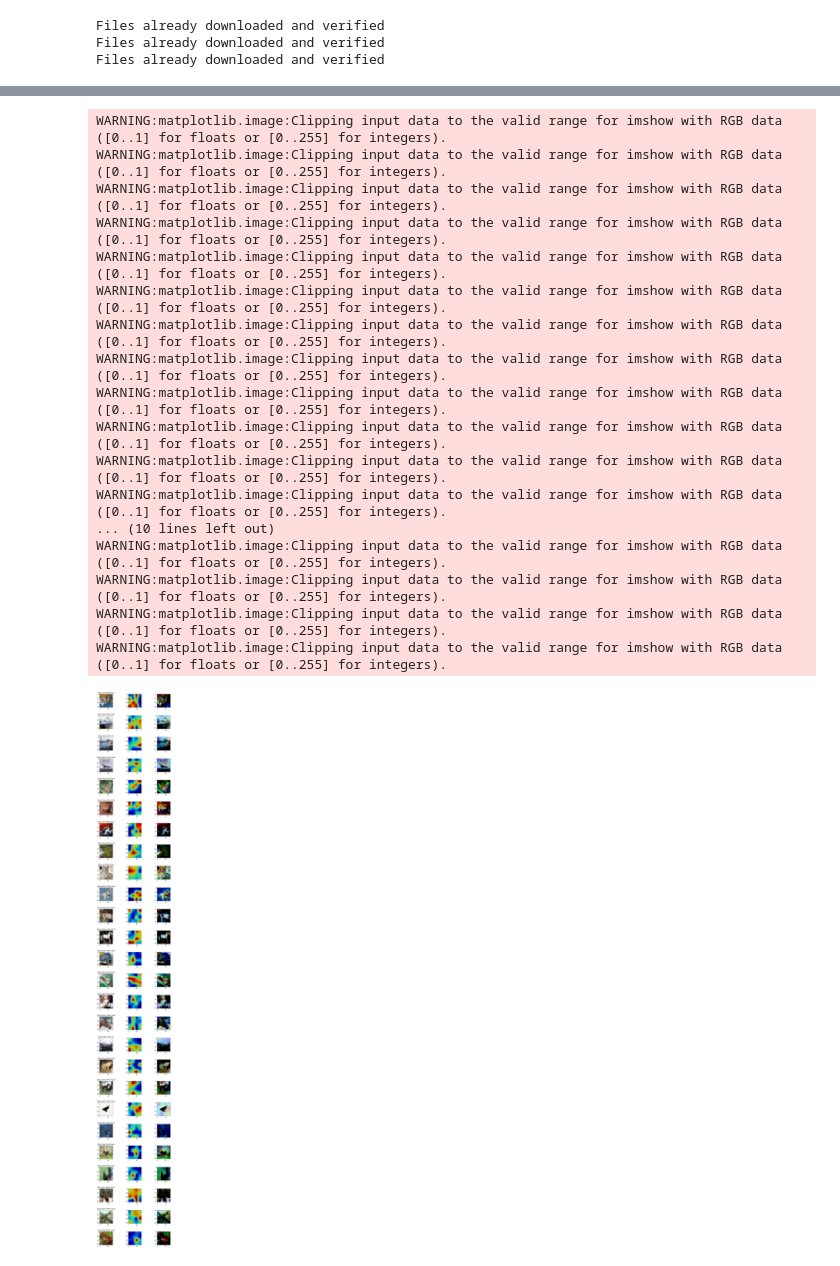
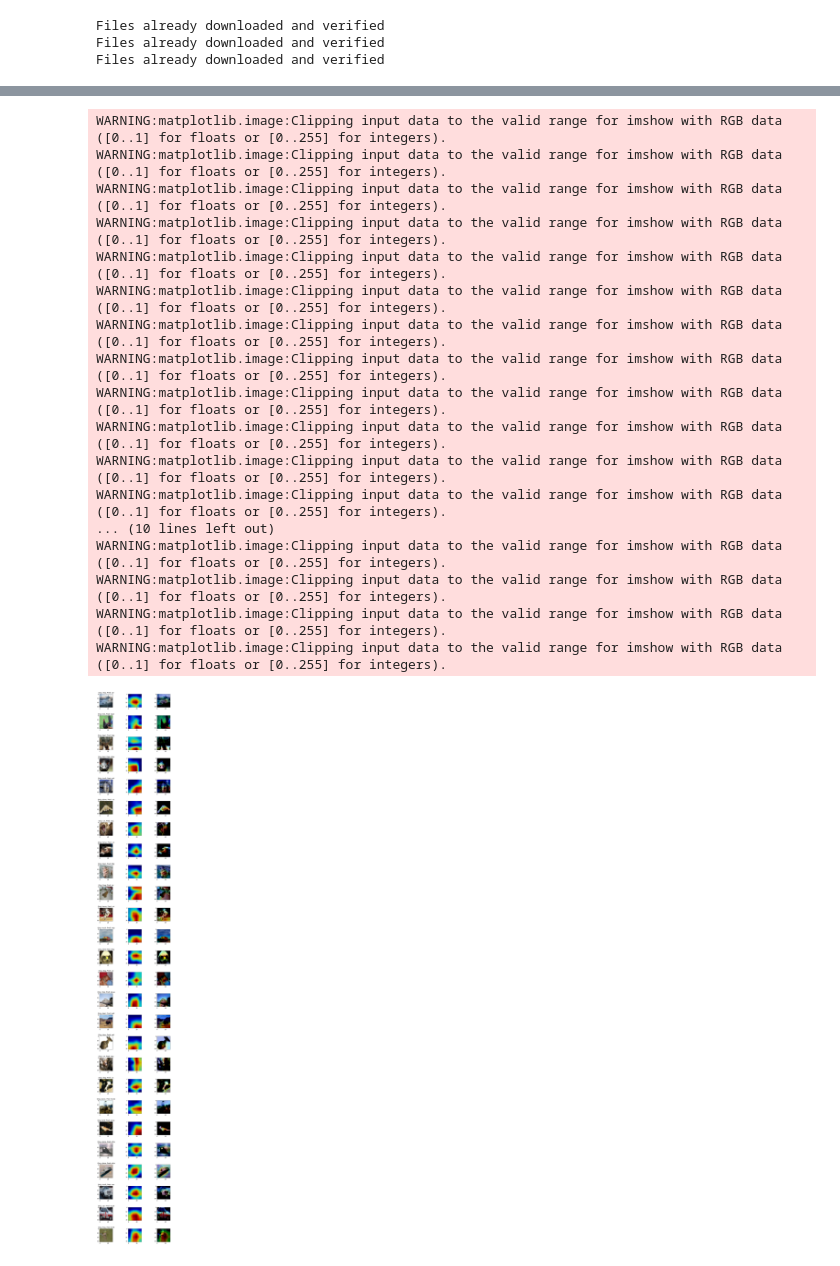
Before and after one commit to roshantac/EVA4, a Jupyter notebook: Assignment10/Session10_LR.ipynb, the cells around one changed output, grey strips where cells are left out. Cells and saved outputs as stored; diff of their text form; code cells hidden in the pictures.

```diff
--- a/Assignment10/Session10_LR.ipynb
+++ b/Assignment10/Session10_LR.ipynb
@@ -88,5 +88,5 @@ Learning rate search finished. See the graph with {finder_name}.plot()
 # %%
 # Training starts here
-Training(14,model,device, trainloader, testloader )
+Training(40,model,device, trainloader, testloader )
 # %% [output]
 EPOCH: 0
@@ -140,27 +140,26 @@ Accuracy of  ship : 91 %
 Accuracy of truck : 89 %
 # %%
 
-net =ResNet18()
-MissClassifedImage(testData,net,26,classes)
+MissClassifedImage(testData,model,device,26,classes)
 # %% [output]
 WARNING:matplotlib.image:Clipping input data to the valid range for imshow with RGB data ([0..1] for floats or [0..255] for integers).
 WARNING:matplotlib.image:Clipping input data to the valid range for imshow with RGB data ([0..1] for floats or [0..255] for integers).
 WARNING:matplotlib.image:Clipping input data to the valid range for imshow with RGB data ([0..1] for floats or [0..255] for integers).
 WARNING:matplotlib.image:Clipping input data to the valid range for imshow with RGB data ([0..1] for floats or [0..255] for integers).
 WARNING:matplotlib.image:Clipping input data to the valid range for imshow with RGB data ([0..1] for floats or [0..255] for integers).
 WARNING:matplotlib.image:Clipping input data to the valid range for imshow with RGB data ([0..1] for floats or [0..255] for integers).
 WARNING:matplotlib.image:Clipping input data to the valid range for imshow with RGB data ([0..1] for floats or [0..255] for integers).
 WARNING:matplotlib.image:Clipping input data to the valid range for imshow with RGB data ([0..1] for floats or [0..255] for integers).
 WARNING:matplotlib.image:Clipping input data to the valid range for imshow with RGB data ([0..1] for floats or [0..255] for integers).
 WARNING:matplotlib.image:Clipping input data to the valid range for imshow with RGB data ([0..1] for floats or [0..255] for integers).
 WARNING:matplotlib.image:Clipping input data to the valid range for imshow with RGB data ([0..1] for floats or [0..255] for integers).
 WARNING:matplotlib.image:Clipping input data to the valid range for imshow with RGB data ([0..1] for floats or [0..255] for integers).
 ... (10 lines left out)
 WARNING:matplotlib.image:Clipping input data to the valid range for imshow with RGB data ([0..1] for floats or [0..255] for integers).
 WARNING:matplotlib.image:Clipping input data to the valid range for imshow with RGB data ([0..1] for floats or [0..255] for integers).
 WARNING:matplotlib.image:Clipping input data to the valid range for imshow with RGB data ([0..1] for floats or [0..255] for integers).
 WARNING:matplotlib.image:Clipping input data to the valid range for imshow with RGB data ([0..1] for floats or [0..255] for integers).
-[figure, old version]
+[figure, new version]
 # %%
 plotPerformanceGraph( )
 # %% [output]
```
Also changed, not shown: parts of 5 cells of this notebook.
